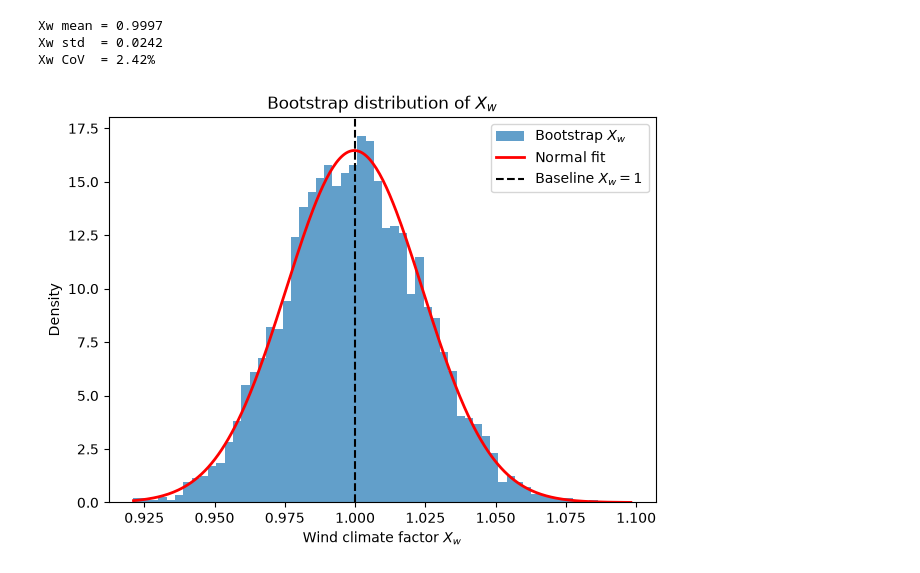
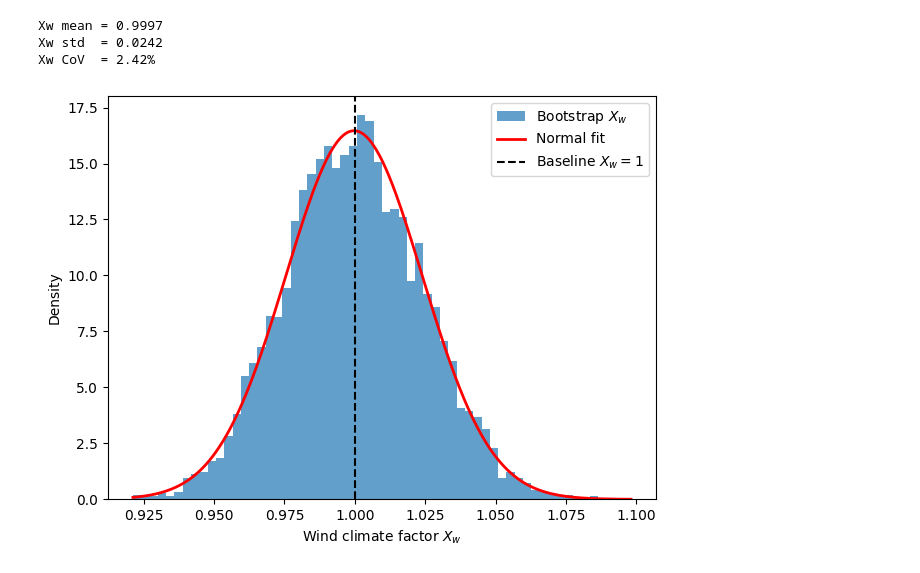
Before and after one commit to natslimak/OceanCourses, a Jupyter notebook: ProbalisticModelling/assg_mid-term/task2.ipynb, the cells around one changed output. Cells and saved outputs as stored; diff of their text form; code cells hidden in the pictures.

```diff
--- a/ProbalisticModelling/assg_mid-term/task2.ipynb
+++ b/ProbalisticModelling/assg_mid-term/task2.ipynb
@@ -143,15 +143,15 @@ Xw CoV  = 2.42%
 # %%
 # Visual comparison: original wind sample and the resulting X_w distribution.
 xw_grid = np.linspace(Xw_365d.min(), Xw_365d.max(), 300)
 plt.hist(Xw_365d, bins=60, density=True, alpha=0.7, label='Bootstrap $X_w$')
 plt.plot(xw_grid, stats.norm.pdf(xw_grid, Xw_mean_365d, Xw_std_365d), 'r-', lw=2, label='Normal fit')
 plt.axvline(1.0, color='k', ls='--', label='Baseline $X_w=1$')
 plt.xlabel(r'Wind climate factor $X_w$')
 plt.ylabel('Density')
-plt.title('Bootstrap distribution of $X_w$')
+#plt.title('Bootstrap distribution of $X_w$')
 plt.legend()
 plt.tight_layout()
 plt.savefig(output_figs + "2.3_Xw_distribution.png", dpi=300)
 plt.show()
 # %% [output]
-[figure, old version]
+[figure, new version]
```
Also changed, not shown: parts of 2 cells of this notebook, 17 other files.
